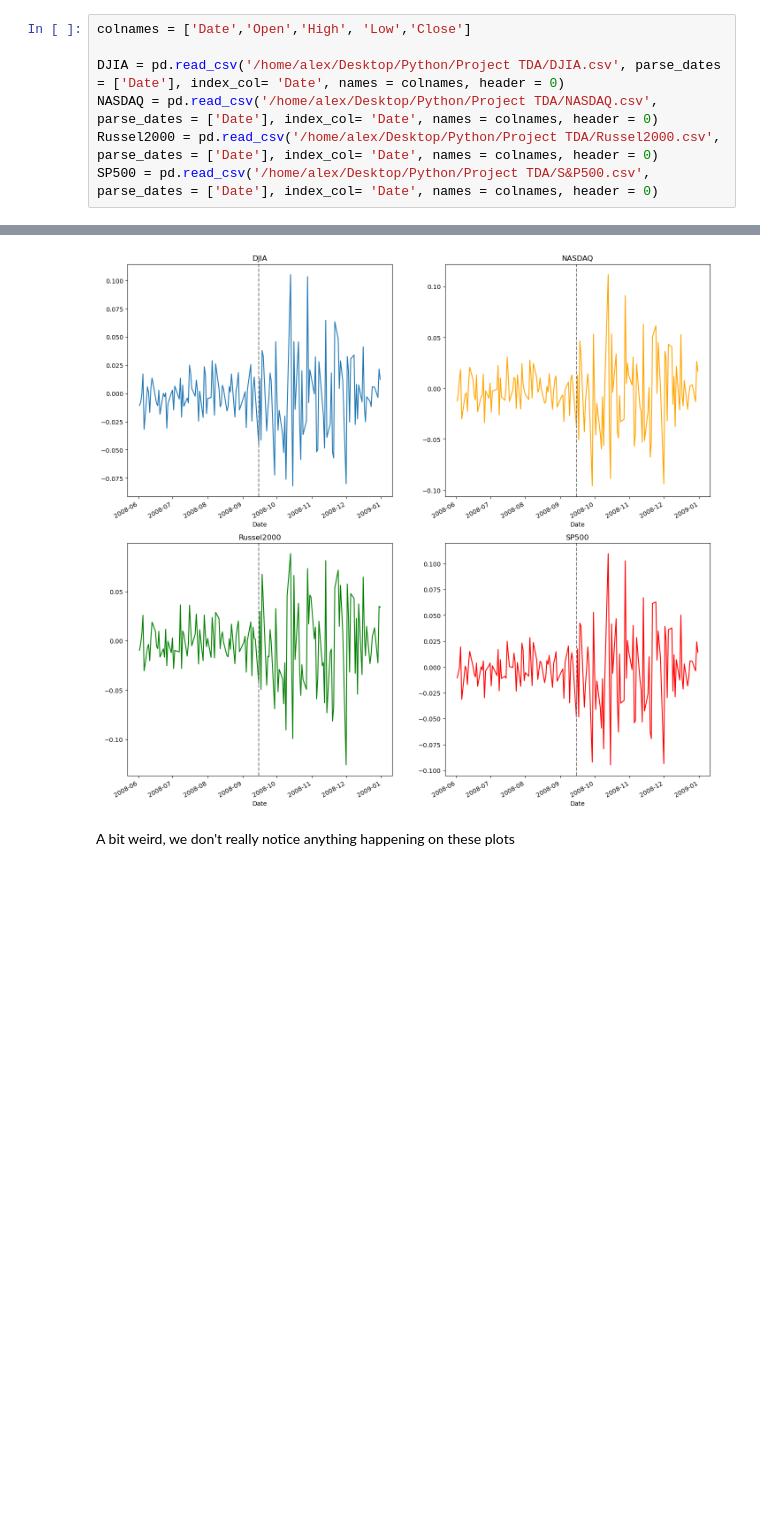
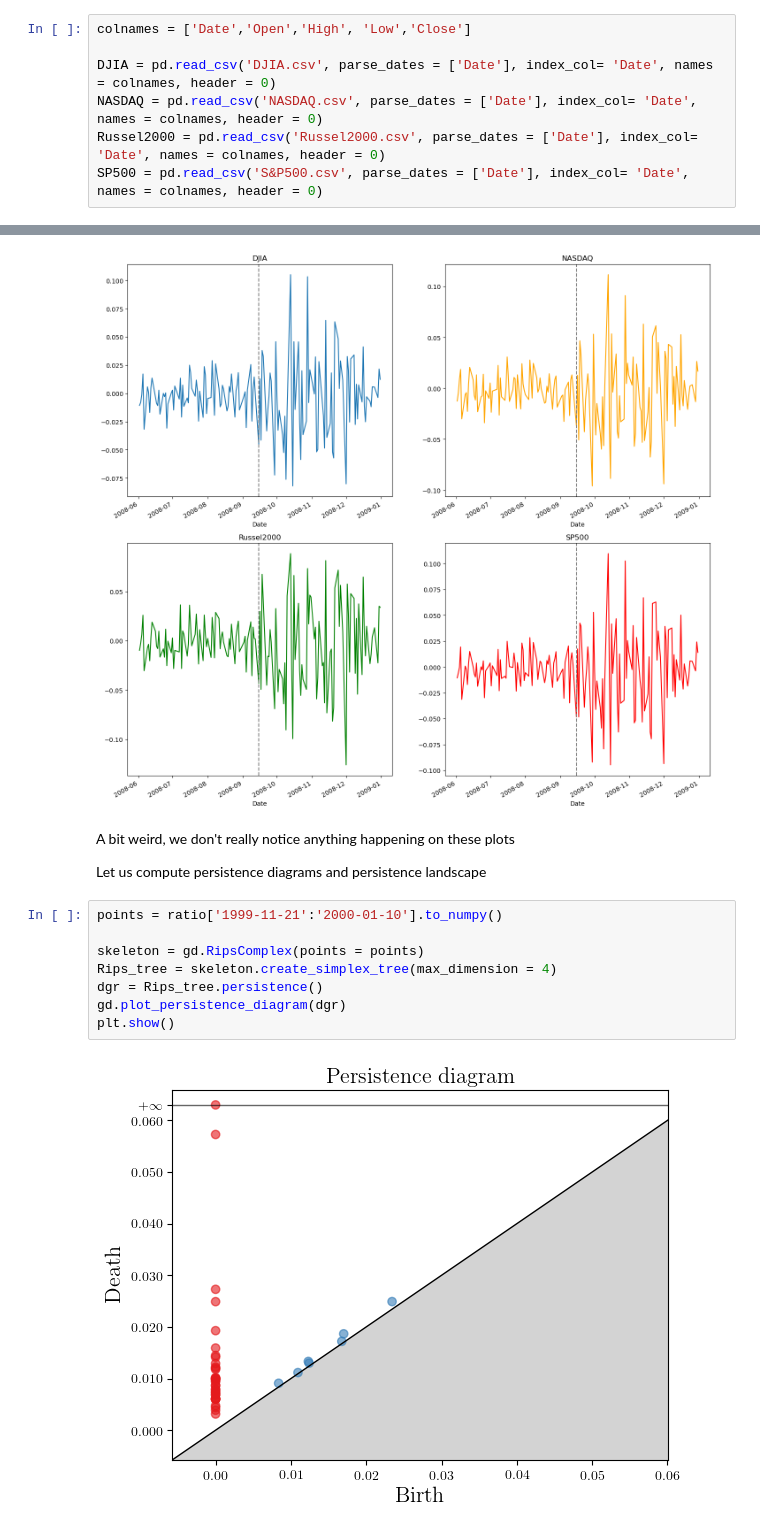
Before and after one commit to FloerHogy/FinancialTimeSeriesTDA, a Jupyter notebook: Project TDA/ProjectTDA.ipynb, the cells around one changed output, grey strips where cells are left out. Saved outputs shown, nothing was run; the diff lists cells and outputs as text; blank space fills up the shorter version.

```diff
--- a/Project TDA/ProjectTDA.ipynb
+++ b/Project TDA/ProjectTDA.ipynb
@@ -9,10 +12,10 @@ Loading the data
 # %%
 colnames = ['Date','Open','High', 'Low','Close']
 
-DJIA = pd.read_csv('/home/alex/Desktop/Python/Project TDA/DJIA.csv', parse_dates = ['Date'], index_col= 'Date', names = colnames, header = 0)
-NASDAQ = pd.read_csv('/home/alex/Desktop/Python/Project TDA/NASDAQ.csv', parse_dates = ['Date'], index_col= 'Date', names = colnames, header = 0)
-Russel2000 = pd.read_csv('/home/alex/Desktop/Python/Project TDA/Russel2000.csv', parse_dates = ['Date'], index_col= 'Date', names = colnames, header = 0)
-SP500 = pd.read_csv('/home/alex/Desktop/Python/Project TDA/S&P500.csv', parse_dates = ['Date'], index_col= 'Date', names = colnames, header = 0)
+DJIA = pd.read_csv('DJIA.csv', parse_dates = ['Date'], index_col= 'Date', names = colnames, header = 0)
+NASDAQ = pd.read_csv('NASDAQ.csv', parse_dates = ['Date'], index_col= 'Date', names = colnames, header = 0)
+Russel2000 = pd.read_csv('Russel2000.csv', parse_dates = ['Date'], index_col= 'Date', names = colnames, header = 0)
+SP500 = pd.read_csv('S&P500.csv', parse_dates = ['Date'], index_col= 'Date', names = colnames, header = 0)
 # %% [markdown]
 First look at the data
 # %%
@@ -234,3 +239,15 @@ plt.show()
 [figure]
 # %% [markdown]
 A bit weird, we don't really notice anything happening on these plots
+
+Let us compute persistence diagrams and persistence landscape
+# %%
+points = ratio['1999-11-21':'2000-01-10'].to_numpy()
+
+skeleton = gd.RipsComplex(points = points)
+Rips_tree = skeleton.create_simplex_tree(max_dimension = 4)
+dgr = Rips_tree.persistence()
+gd.plot_persistence_diagram(dgr)
+plt.show()
+# %% [output]
+[figure, added]
```
Also changed, not shown: parts of 7 cells of this notebook, 1 other file.
